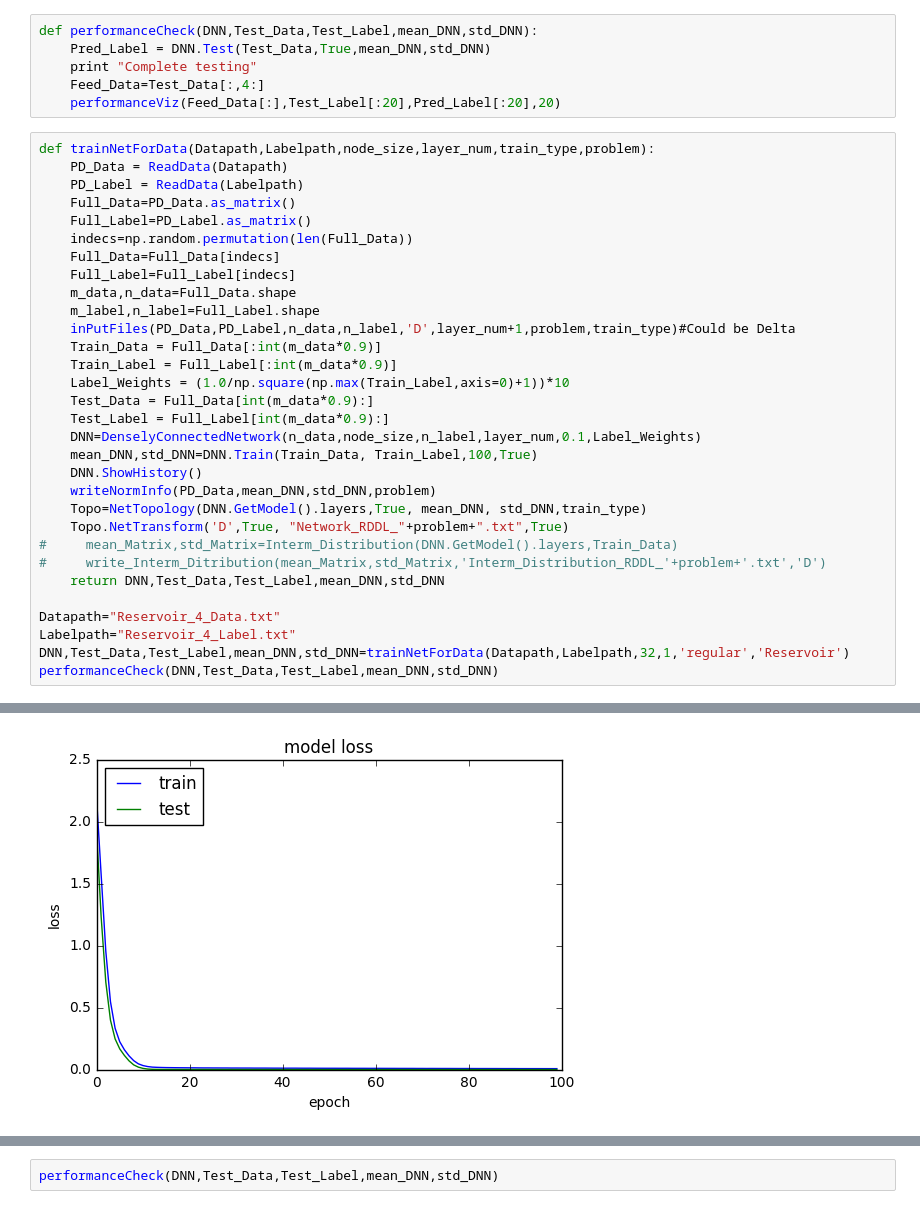
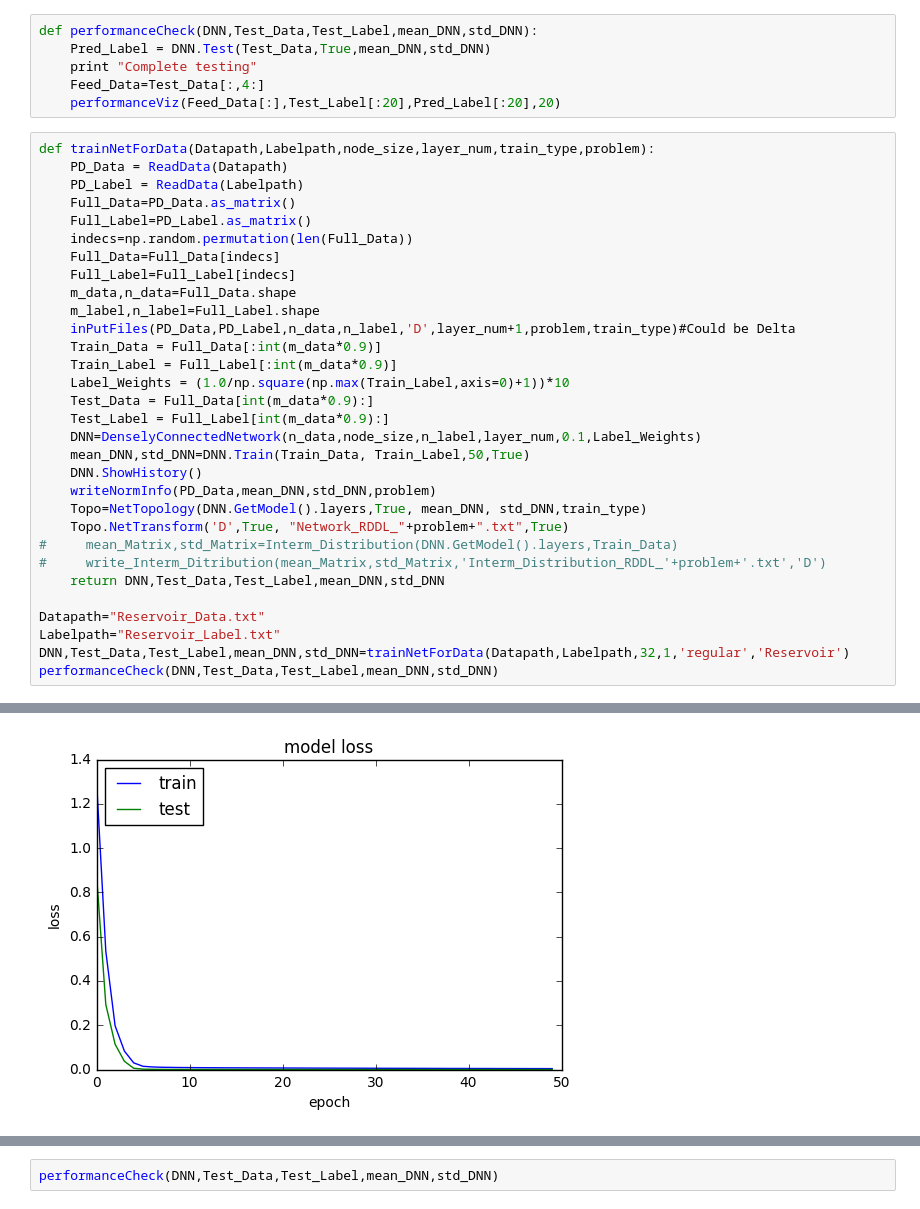
Before and after one commit to wuga214/PAPER_IJCAI17_HybridPlanning_NeuralNetwork_MILP, a Jupyter notebook: Rddl_Data_Train/RDDL-NET/Reservoir/Reservoir_4/Nonlinear/DCN_Transition_Function_RDDL.ipynb, the cells around one changed output, grey strips where cells are left out. Drawn from its saved outputs; the diff is of its cells as text.

Commit message:
Reservoir Update

```diff
--- a/Rddl_Data_Train/RDDL-NET/Reservoir/Reservoir_4/Nonlinear/DCN_Transition_Function_RDDL.ipynb
+++ b/Rddl_Data_Train/RDDL-NET/Reservoir/Reservoir_4/Nonlinear/DCN_Transition_Function_RDDL.ipynb
@@ -305,7 +305,7 @@ def trainNetForData(Datapath,Labelpath,node_size,layer_num,train_type,problem):
     Test_Data = Full_Data[int(m_data*0.9):]
     Test_Label = Full_Label[int(m_data*0.9):]
     DNN=DenselyConnectedNetwork(n_data,node_size,n_label,layer_num,0.1,Label_Weights)
-    mean_DNN,std_DNN=DNN.Train(Train_Data, Train_Label,100,True)
+    mean_DNN,std_DNN=DNN.Train(Train_Data, Train_Label,50,True)
     DNN.ShowHistory()
     writeNormInfo(PD_Data,mean_DNN,std_DNN,problem)
     Topo=NetTopology(DNN.GetModel().layers,True, mean_DNN, std_DNN,train_type)
@@ -314,8 +314,8 @@ def trainNetForData(Datapath,Labelpath,node_size,layer_num,train_type,problem):
 #     write_Interm_Ditribution(mean_Matrix,std_Matrix,'Interm_Distribution_RDDL_'+problem+'.txt','D')
     return DNN,Test_Data,Test_Label,mean_DNN,std_DNN
 
-Datapath="Reservoir_4_Data.txt"
-Labelpath="Reservoir_4_Label.txt"
+Datapath="Reservoir_Data.txt"
+Labelpath="Reservoir_Label.txt"
 DNN,Test_Data,Test_Label,mean_DNN,std_DNN=trainNetForData(Datapath,Labelpath,32,1,'regular','Reservoir')
 performanceCheck(DNN,Test_Data,Test_Label,mean_DNN,std_DNN)
 # %% [output]
@@ -336,4 +336,4 @@ Epoch 5/100
 Normalization File Complete!
 Network Dumping Done!
 Complete testing
-[figure, old version]
+[figure, new version]
```
Also changed, not shown: parts of 1 cell of this notebook, 26 other files.
